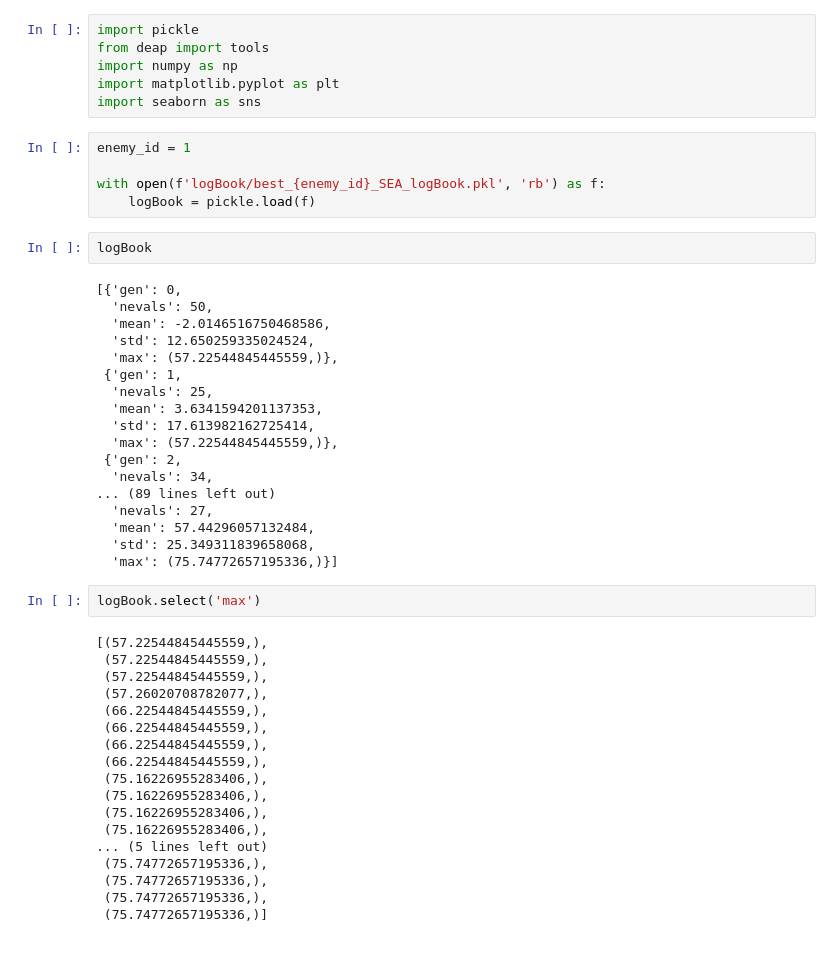
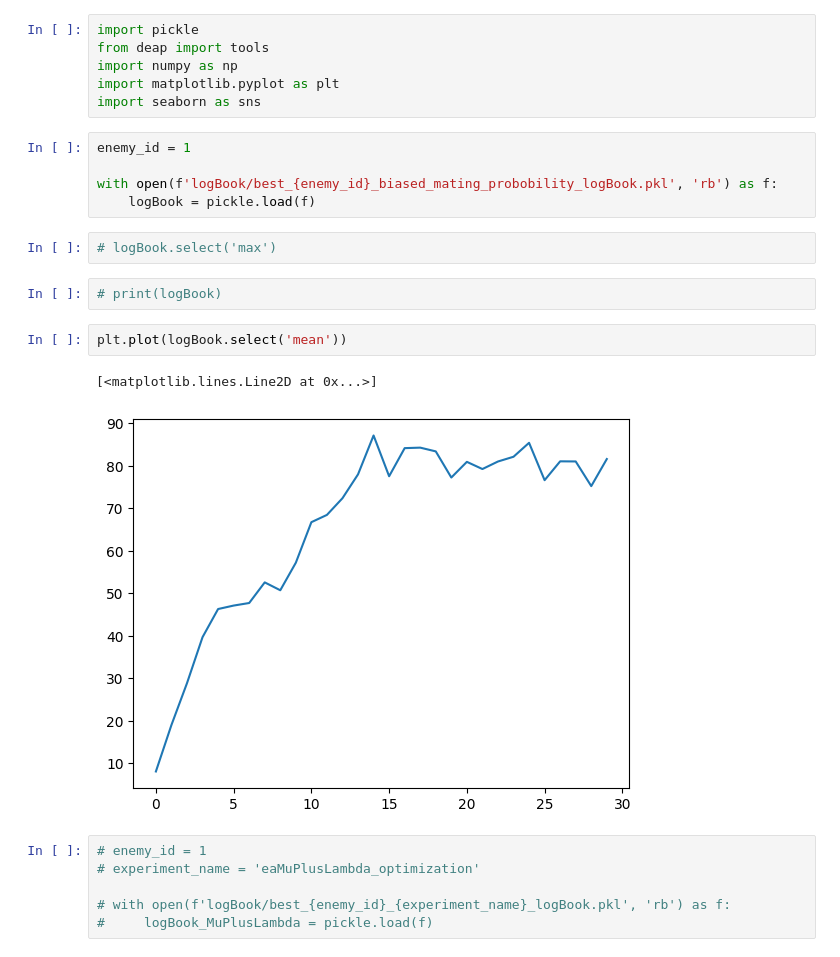
Before and after one commit to sanderbroos/EvolutionaryComputing, a Jupyter notebook: Experiments_statistics.ipynb, the cells around one changed output. Cells and saved outputs as stored; diff of their text form.

Commit message:
Normalization added, new mating method added

```diff
--- a/Experiments_statistics.ipynb
+++ b/Experiments_statistics.ipynb
@@ -7,45 +7,20 @@ import seaborn as sns
 # %%
 enemy_id = 1
 
-with open(f'logBook/best_{enemy_id}_SEA_logBook.pkl', 'rb') as f:
+with open(f'logBook/best_{enemy_id}_biased_mating_probobility_logBook.pkl', 'rb') as f:
     logBook = pickle.load(f)
-# %%
-logBook
-# %% [output]
-[{'gen': 0,
-  'nevals': 50,
-  'mean': -2.0146516750468586,
-  'std': 12.650259335024524,
-  'max': (57.22544845445559,)},
- {'gen': 1,
-  'nevals': 25,
-  'mean': 3.6341594201137353,
-  'std': 17.613982162725414,
-  'max': (57.22544845445559,)},
- {'gen': 2,
-  'nevals': 34,
-... (89 lines left out)
-  'nevals': 27,
-  'mean': 57.44296057132484,
-  'std': 25.349311839658068,
-  'max': (75.74772657195336,)}]
 # %%
-logBook.select('max')
+# logBook.select('max')
-# %% [output]
-[(57.22544845445559,),
- (57.22544845445559,),
- (57.22544845445559,),
- (57.26020708782077,),
- (66.22544845445559,),
- (66.22544845445559,),
- (66.22544845445559,),
- (66.22544845445559,),
- (75.16226955283406,),
- (75.16226955283406,),
- (75.16226955283406,),
- (75.16226955283406,),
-... (5 lines left out)
- (75.74772657195336,),
- (75.74772657195336,),
- (75.74772657195336,),
- (75.74772657195336,)]
+# %%
+# print(logBook)
+# %%
+plt.plot(logBook.select('mean'))
+# %% [output]
+[<matplotlib.lines.Line2D at 0x...>]
+[figure, added]
+# %%
+# enemy_id = 1
+# experiment_name = 'eaMuPlusLambda_optimization'
+
+# with open(f'logBook/best_{enemy_id}_{experiment_name}_logBook.pkl', 'rb') as f:
+#     logBook_MuPlusLambda = pickle.load(f)
```
Also changed, not shown: parts of 2 cells of this notebook, 13 other files.
